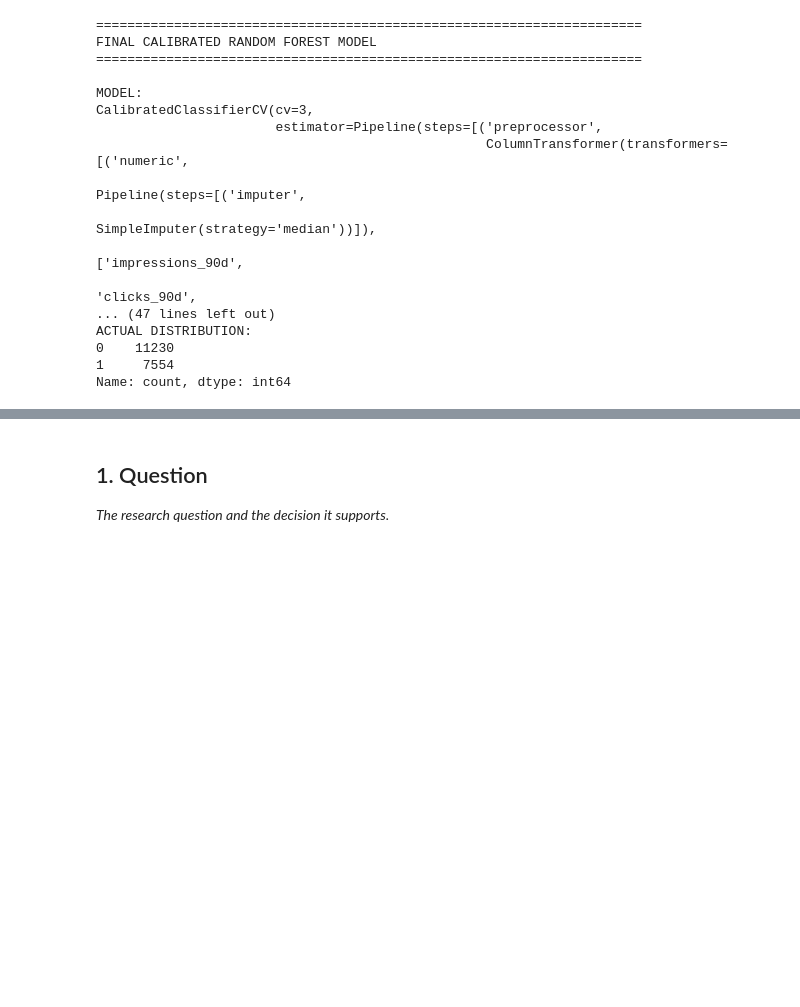
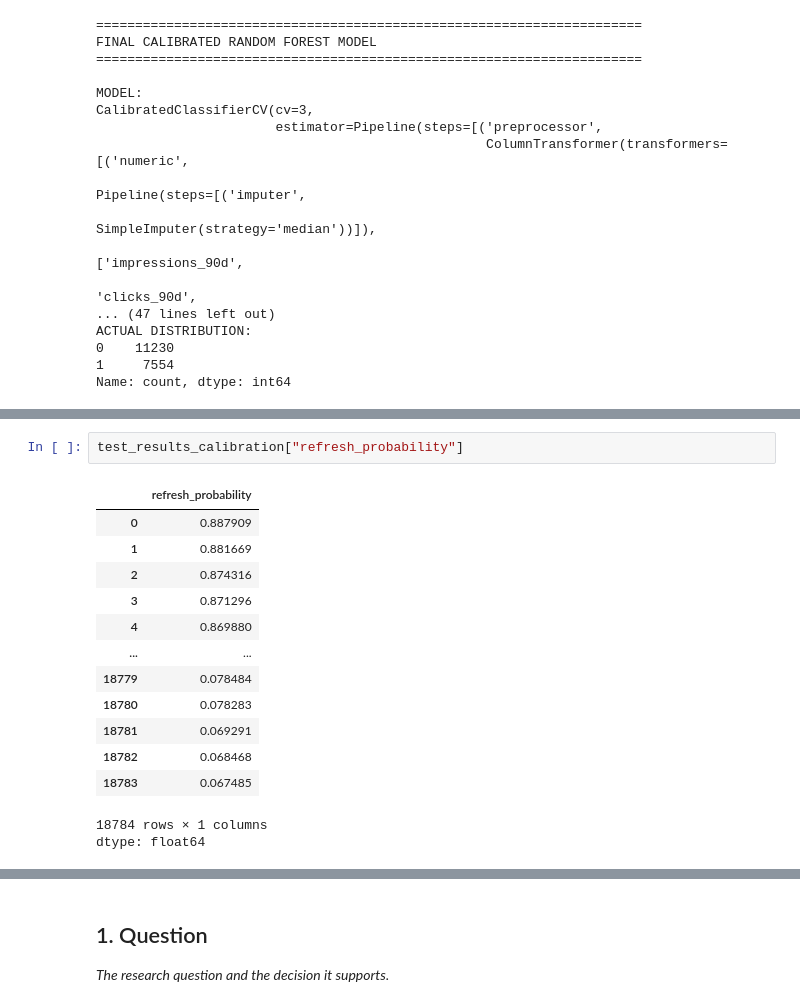
Before and after one commit to space-0d/flyrank, a Jupyter notebook: work/notebooks/capstone.ipynb, the cells around one changed output, grey strips where cells are left out. Cells and saved outputs as stored; diff of their text form; blank space fills up the shorter version.

```diff
--- a/work/notebooks/capstone.ipynb
+++ b/work/notebooks/capstone.ipynb
@@ -5187,0 +5203,17 @@ FINAL SANITY CHECK
+# %%
+test_results_calibration["refresh_probability"]
+# %% [output]
+|  | refresh_probability |
+| 0 | 0.887909 |
+| 1 | 0.881669 |
+| 2 | 0.874316 |
+| 3 | 0.871296 |
+| 4 | 0.869880 |
+| ... | ... |
+| 18779 | 0.078484 |
+| 18780 | 0.078283 |
+| 18781 | 0.069291 |
+| 18782 | 0.068468 |
+| 18783 | 0.067485 |
+18784 rows × 1 columns
+dtype: float64
```
Also changed, not shown: parts of 90 cells of this notebook.
